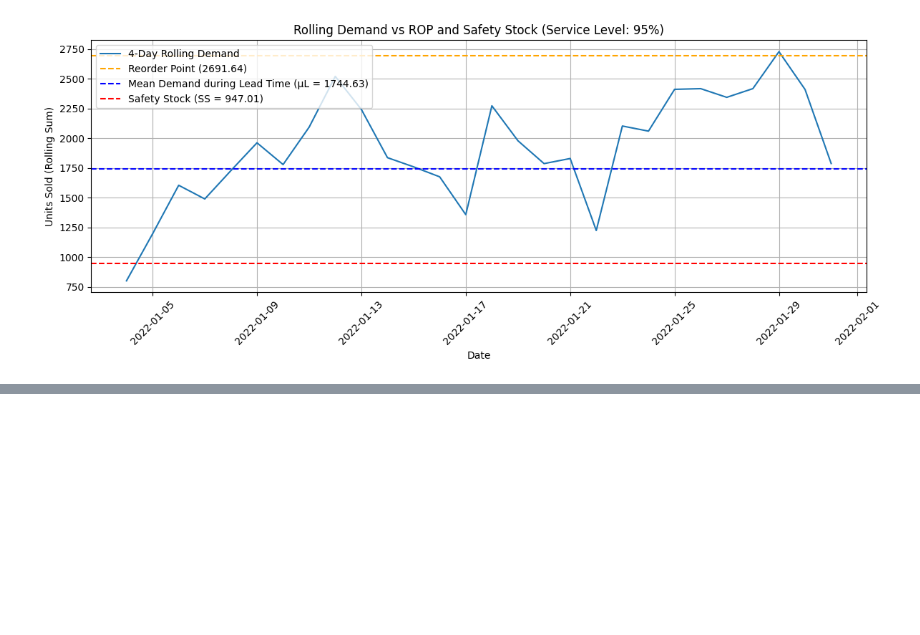
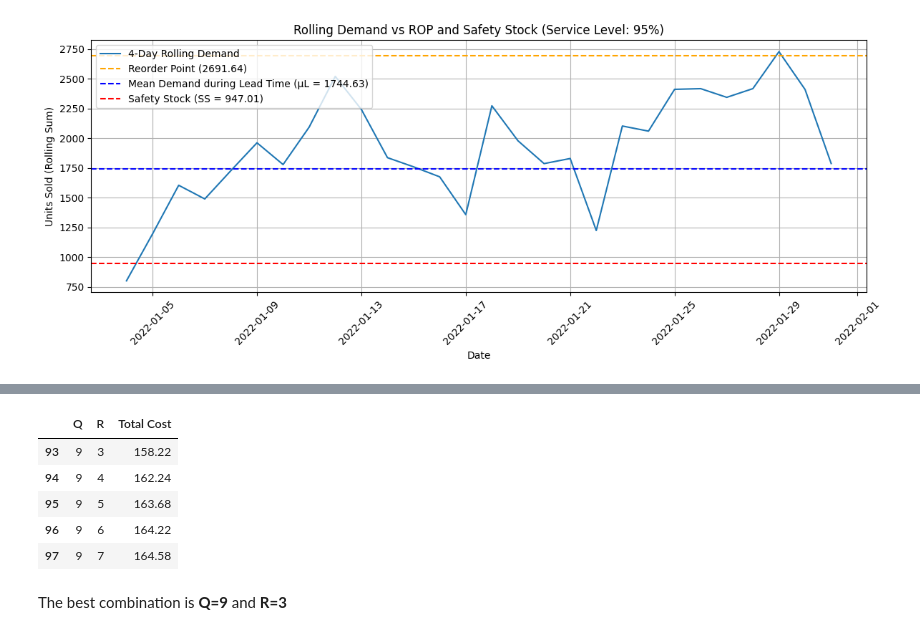
Before and after one commit to laithrasheed/Data-Science-Projects, a Jupyter notebook: Supply Chains Domain Knowledge/Coursera Specialization - Leverage Data Science for a More Agile Supply Chain/Practical notes with numeric data.ipynb, the cells around one changed output, grey strips where cells are left out. Cells and saved outputs as stored; diff of their text form; code cells hidden in the pictures; blank space fills up the shorter version.

```diff
--- a/Supply Chains Domain Knowledge/Coursera Specialization - Leverage Data Science for a More Agile Supply Chain/Practical notes with numeric data.ipynb
+++ b/Supply Chains Domain Knowledge/Coursera Specialization - Leverage Data Science for a More Agile Supply Chain/Practical notes with numeric data.ipynb
@@ -726,0 +834,11 @@ plt.show()
+# %%
+ df_results.sort_values('Total Cost').head()
+# %% [output]
+|  | Q | R | Total Cost |
+| 93 | 9 | 3 | 158.22 |
+| 94 | 9 | 4 | 162.24 |
+| 95 | 9 | 5 | 163.68 |
+| 96 | 9 | 6 | 164.22 |
+| 97 | 9 | 7 | 164.58 |
+# %% [markdown]
+The best combination is **Q=9** and **R=3**
```
Also changed, not shown: parts of 5 cells of this notebook, 2 other files.
